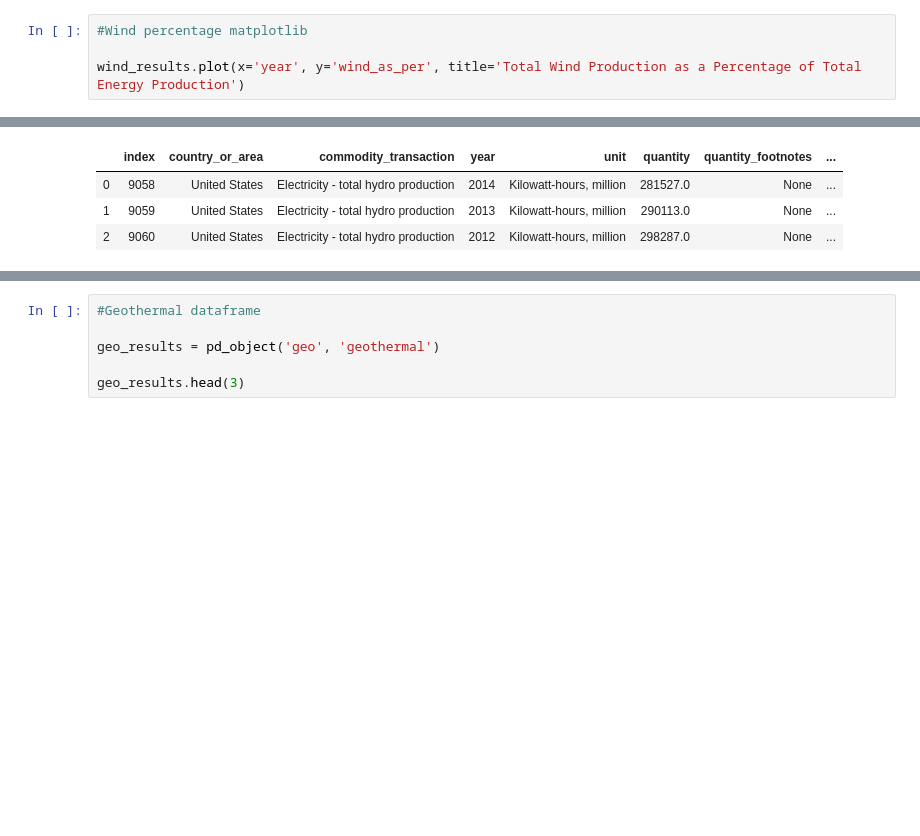
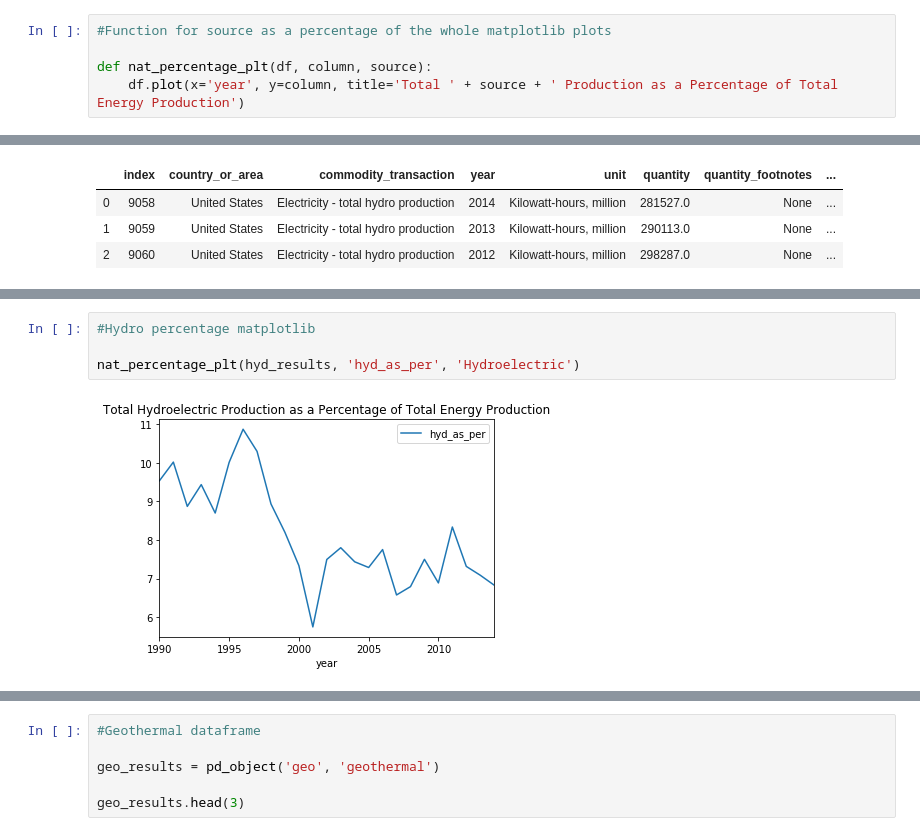
Before and after one commit to Bourbonplaytime/Renewable_energy, a Jupyter notebook: Renewable_energy.ipynb, the cells around one changed output, grey strips where cells are left out. Cells and saved outputs as stored; diff of their text form; blank space fills up the shorter version.

```diff
--- a/Renewable_energy.ipynb
+++ b/Renewable_energy.ipynb
@@ -328,4 +279,5 @@ wind_results.plot(x='year', y='quantity', title='Total Wind in Kilowatt-hours: M
 # %%
-#Wind percentage matplotlib
+#Function for source as a percentage of the whole matplotlib plots
 
-wind_results.plot(x='year', y='wind_as_per', title='Total Wind Production as a Percentage of Total Energy Production')
+def nat_percentage_plt(df, column, source):
+    df.plot(x='year', y=column, title='Total ' + source + ' Production as a Percentage of Total Energy Production')
@@ -414,0 +350,6 @@ hydro.show()
+# %%
+#Hydro percentage matplotlib
+
+nat_percentage_plt(hyd_results, 'hyd_as_per', 'Hydroelectric')
+# %% [output]
+[figure, added]
```
Also changed, not shown: parts of 36 cells of this notebook.
